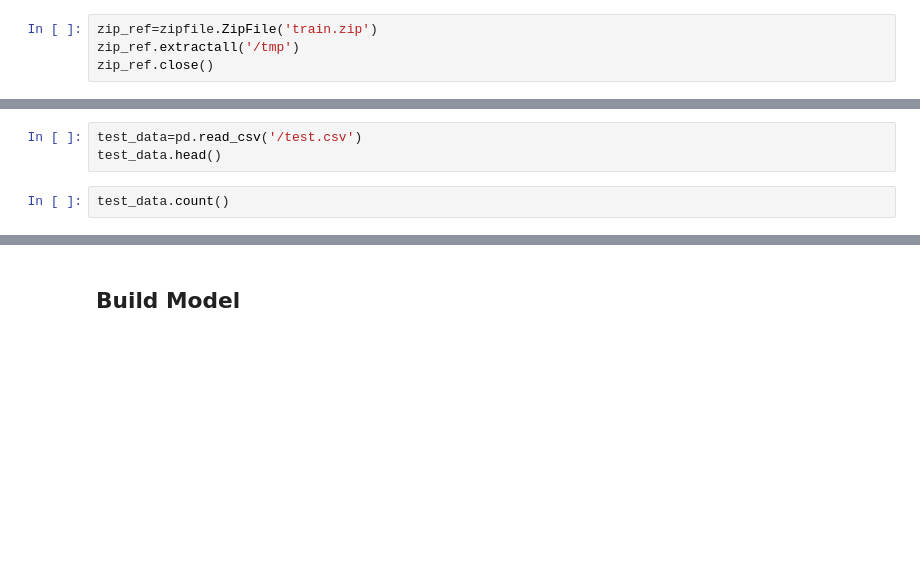
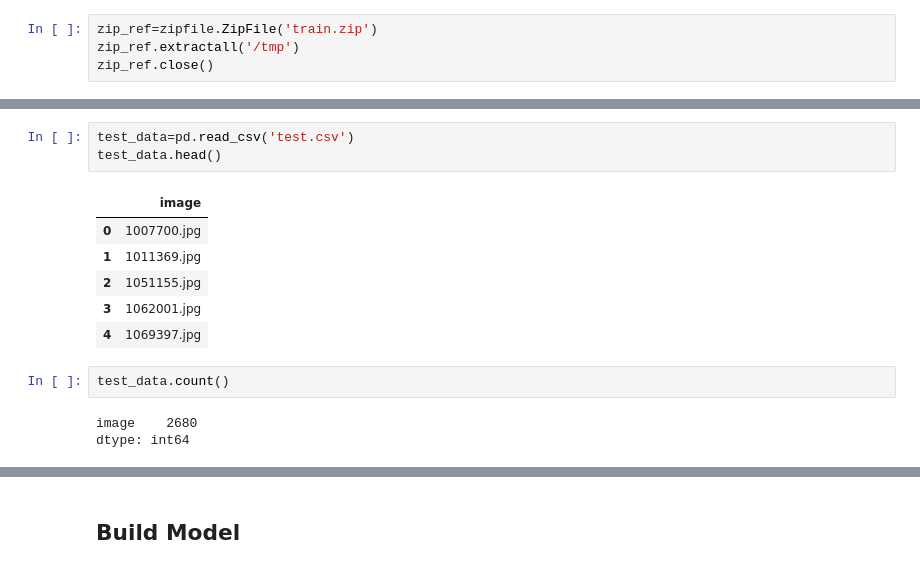
Before and after one commit to saurabhsingh1411/av_computervision_game_of_thrones, a Jupyter notebook: AV_computer_vision_gameofthrones_.ipynb, the cells around one changed output, grey strips where cells are left out. Cells and saved outputs as stored; diff of their text form; blank space fills up the shorter version.

```diff
--- a/AV_computer_vision_gameofthrones_.ipynb
+++ b/AV_computer_vision_gameofthrones_.ipynb
@@ -35,8 +46,18 @@ train_data.count()
 # %%
-test_data=pd.read_csv('/test.csv')
+test_data=pd.read_csv('test.csv')
 test_data.head()
+# %% [output]
+|  | image |
+| 0 | 1007700.jpg |
+| 1 | 1011369.jpg |
+| 2 | 1051155.jpg |
+| 3 | 1062001.jpg |
+| 4 | 1069397.jpg |
 # %%
 test_data.count()
+# %% [output]
+image    2680
+dtype: int64
 # %%
 sample_sub=pd.read_csv('ss.csv')
 sample_sub.head()
```
Also changed, not shown: parts of 17 cells of this notebook.
